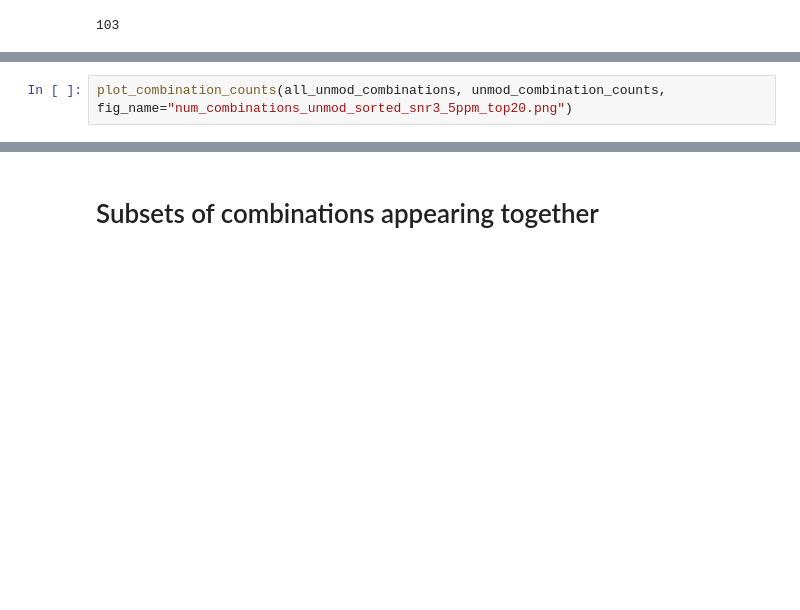
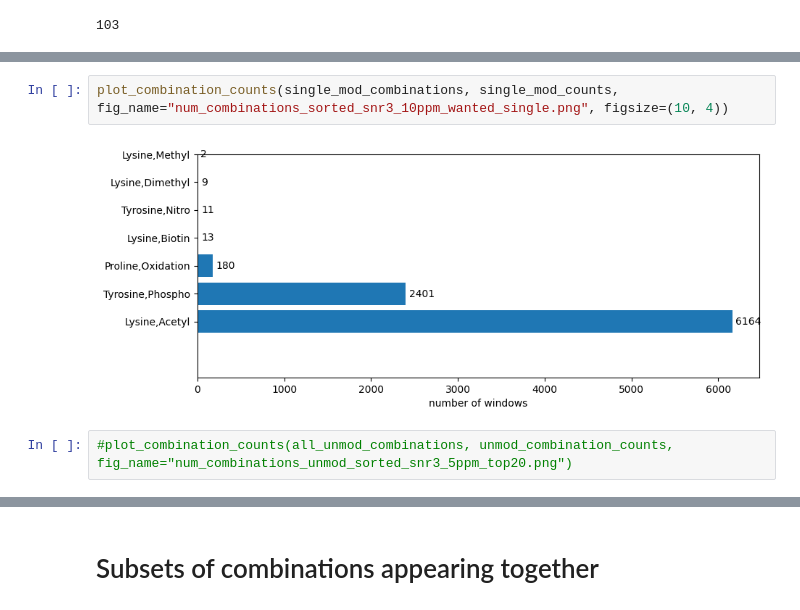
Before and after one commit to cschlaffner/PTMsearch, a Jupyter notebook: notebooks/ion_results_combinations.ipynb, the cells around one changed output, grey strips where cells are left out. Cells and saved outputs as stored; diff of their text form; blank space fills up the shorter version.

```diff
--- a/notebooks/ion_results_combinations.ipynb
+++ b/notebooks/ion_results_combinations.ipynb
@@ -208,5 +264,9 @@ plot_combination_counts(all_mod_combinations_wanted, combination_counts_wanted,
+# %%
+plot_combination_counts(single_mod_combinations, single_mod_counts, fig_name="num_combinations_sorted_snr3_10ppm_wanted_single.png", figsize=(10, 4))
+# %% [output]
+[figure, added]
 # %%
-plot_combination_counts(all_unmod_combinations, unmod_combination_counts, fig_name="num_combinations_unmod_sorted_snr3_5ppm_top20.png")
+#plot_combination_counts(all_unmod_combinations, unmod_combination_counts, fig_name="num_combinations_unmod_sorted_snr3_5ppm_top20.png")
 # %%
 lb_ph_tp_combinations = [(idx, comb) for idx, comb in enumerate(all_mod_combinations) if np.all([mod in ["Proline,Hydroxylation", "Tyrosine,Phospho", "Lysine,Biotin"] for mod in comb])]
 lb_ph_tp_combinations
```
Also changed, not shown: parts of 22 cells of this notebook, 1 other file.
